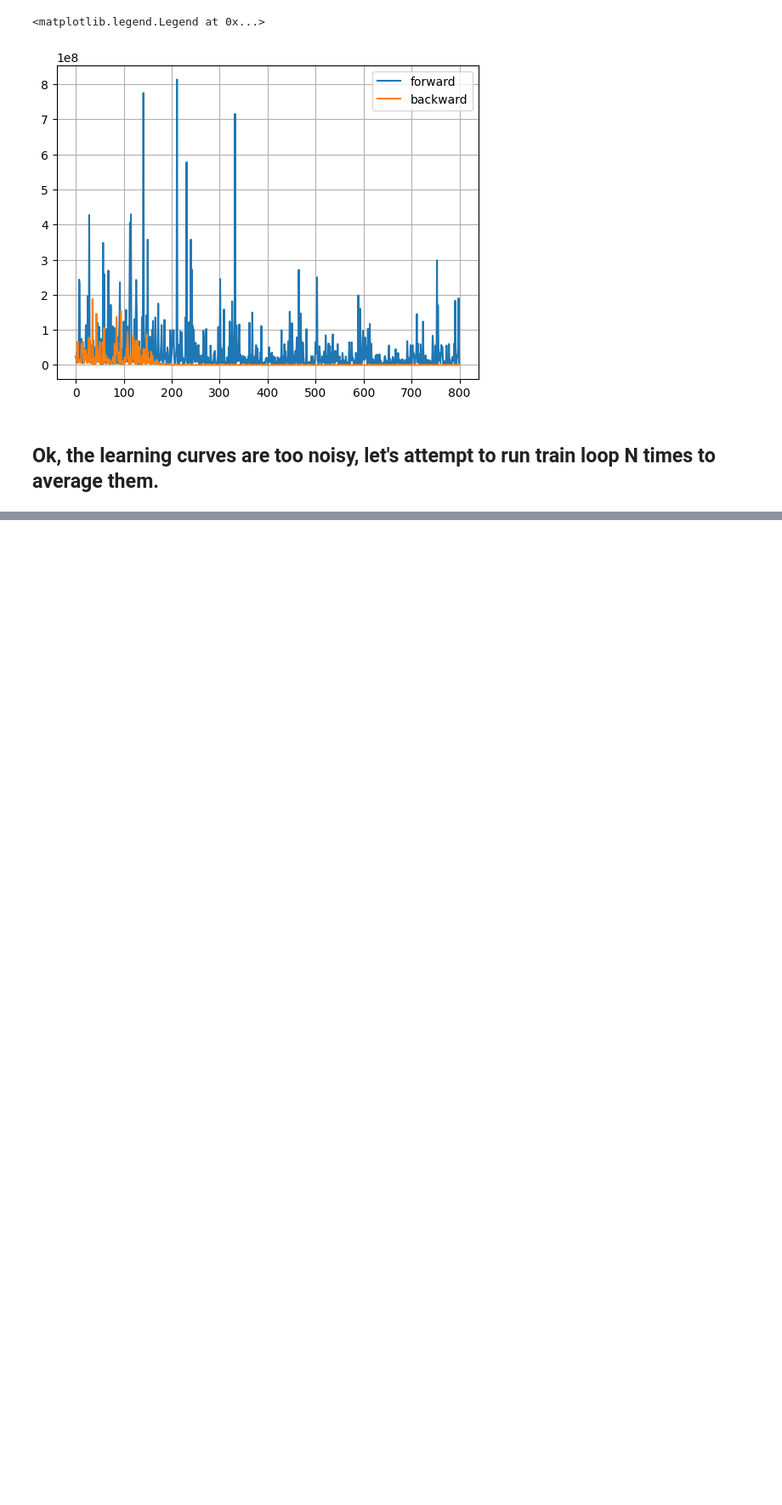
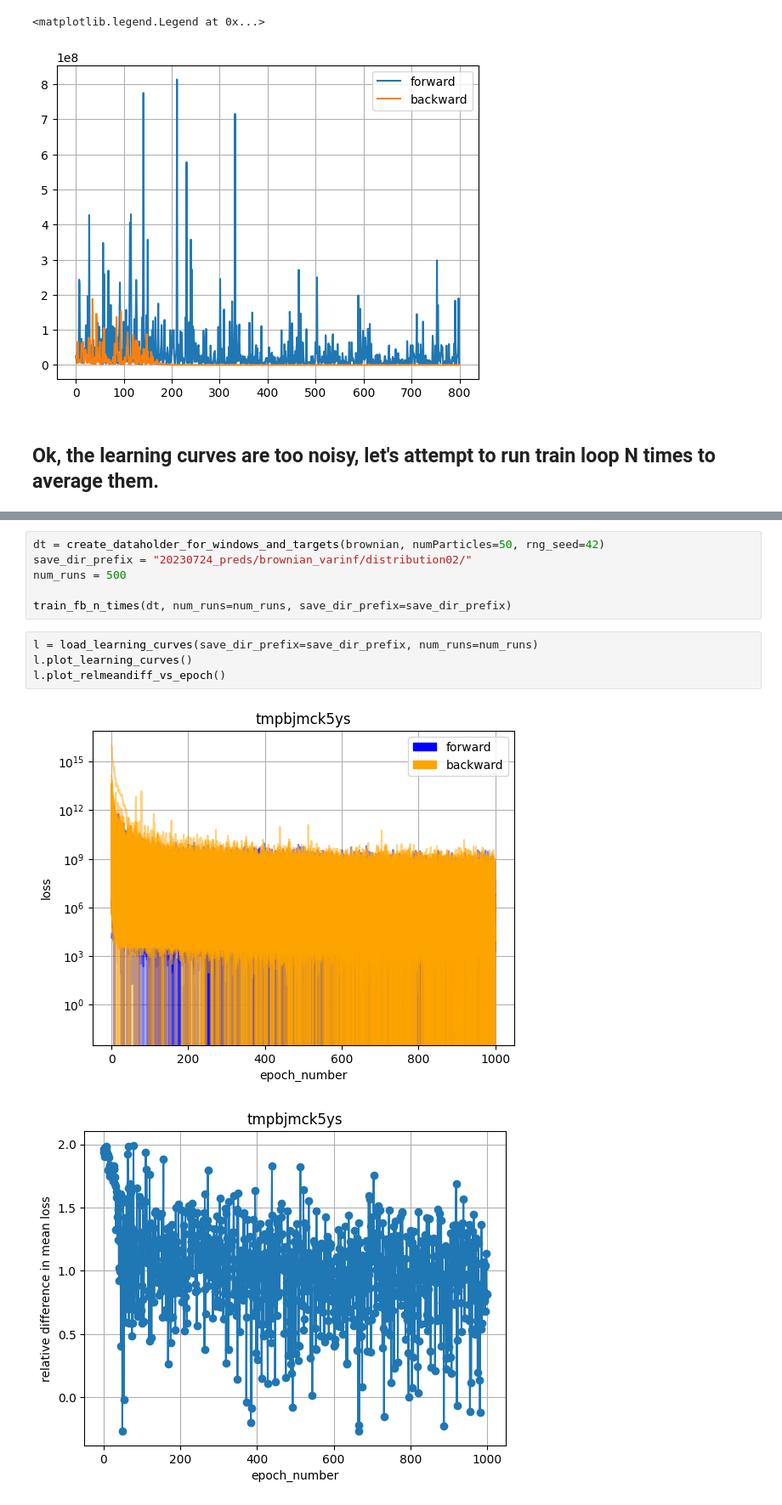
Before and after one commit to mathymess/reversibility-of-processes, a Jupyter notebook: bayesian_brownian_varinf.ipynb, the cells around one changed output, grey strips where cells are left out. Shown at 85% size. Saved outputs shown, nothing was run; the diff lists cells and outputs as text; blank space fills up the shorter version.

```diff
--- a/bayesian_brownian_varinf.ipynb
+++ b/bayesian_brownian_varinf.ipynb
@@ -97,0 +97,13 @@ l.plot_relmeandiff_vs_epoch()
+# %%
+dt = create_dataholder_for_windows_and_targets(brownian, numParticles=50, rng_seed=42)
+save_dir_prefix = "20230724_preds/brownian_varinf/distribution02/"
+num_runs = 500
+
+train_fb_n_times(dt, num_runs=num_runs, save_dir_prefix=save_dir_prefix)
+# %%
+l = load_learning_curves(save_dir_prefix=save_dir_prefix, num_runs=num_runs)
+l.plot_learning_curves()
+l.plot_relmeandiff_vs_epoch()
+# %% [output]
+[figure, added]
+[figure, added]
```
Also changed, not shown: parts of 5 cells of this notebook.
